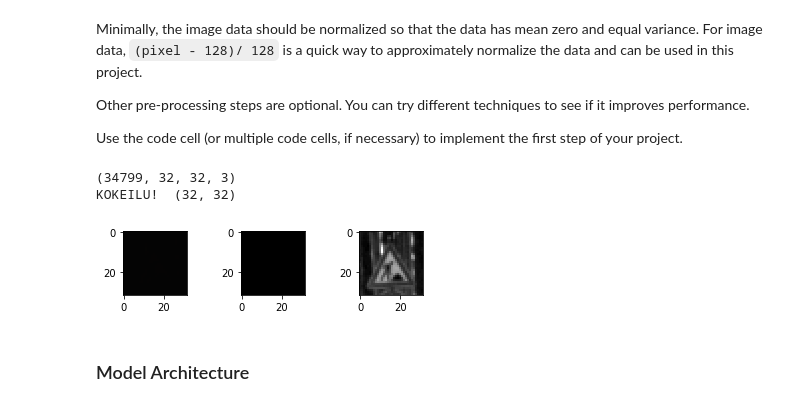
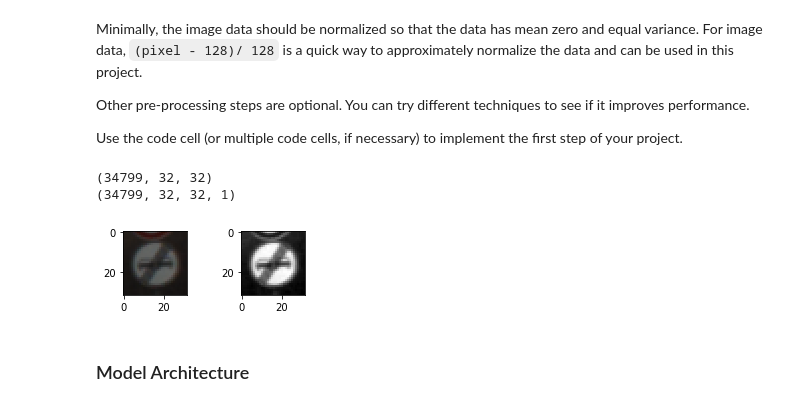
Before and after one commit to HenriHeinonen/CarND-Traffic-Sign-Classifier-Project, a Jupyter notebook: Traffic_Sign_Classifier.ipynb, the cells around one changed output. Drawn from its saved outputs; the diff is of its cells as text; code cells hidden in the pictures.

```diff
--- a/Traffic_Sign_Classifier.ipynb
+++ b/Traffic_Sign_Classifier.ipynb
@@ -199,15 +199,19 @@ Use the code cell (or multiple code cells, if necessary) to implement the first
 import tensorflow as tf
 from numpy import array
 X_train_original = X_train
-print(X_train_original.shape)
+###print(X_train_original.shape)
 X_test_original = X_test
 #X_train = (X_train - X_train.mean()) /(np.max(X_train)-np.min(X_train))
 X_train = (X_train - 128)/128
 X_train_R = X_train[:, :, :, 0]
 X_train_G = X_train[:, :, :, 1]
 X_train_B = X_train[:, :, :, 2]
-img_gray = R * 299./1000 + G * 587./1000 + B * 114./1000
+X_train = X_train_R * 299./1000 + X_train_G * 587./1000 + X_train_B * 114./1000
+###print("KATSOHAN!", X_train.shape)
+print(X_train.shape)
 #array(X_train).reshape(128, 32, 32, 1)
+X_train = np.expand_dims(X_train, axis=3)
+print(X_train.shape)
 #####print(X_train.shape)
 #####X_train = np.expand_dims(np.mean(X_train, axis=3).copy(), axis=3)
 #####print(X_train.shape)
@@ -219,44 +223,45 @@ img_gray = R * 299./1000 + G * 587./1000 + B * 114./1000
 #print("PUNAINEN KANAVA: ", X_train2.shape)
 #X_train2 = []
 #for i in range(0, len(X_train)):
 #   X_train2 = (X_train[i][:][:][0]+X_train[i][:][:][1]+X_train[i][:][:][2])/3
 #X_train2 = X_train
 #numpy.copyto(X_train2, X_train)
 #np.copy(X_train2, X_train)
 #print(type(X_train2))
 #print(X_train2.shape)
 #print(len(X_train))
 #print(X_train.shape)
 #print(len(np.mean(X_train[0], axis=2)))
 #print("ok", X_train2[0])
 #print(len(X_train2))
 #print(X_train2.shape)
 #X_test = (X_test - X_test.mean())/(np.max(X_test)-np.min(X_test))
 X_test = (X_test - 128)/128
 #print(X_test.shape)
 #####X_text = np.expand_dims(np.mean(X_test, axis=3).copy(), axis=3)
 #print(X_test.shape)
 #X_test = np.mean(X_test, axis=3).copy()
 
 def normalize_and_plot_images(image_index):
     plt.subplot(3,3,1)
     plt.imshow(X_train_original[image_index])
     plt.subplot(3,3,2)
-    plt.imshow(X_train[image_index])
-    plt.subplot(3,3,3)
+    ###plt.imshow(X_train[image_index])
+    plt.imshow(X_train[image_index, :, :, 0], cmap='gray')
+    ###plt.subplot(3,3,3)
     #plt.imshow(tf.image.rgb_to_grayscale(X_train[image_index]))
-    R = X_train[image_index, :, :, 0]
-    G = X_train[image_index, :, :, 1]
-    B = X_train[image_index, :, :, 2]
-    img_gray = R * 299./1000 + G * 587./1000 + B * 114./1000
-    plt.imshow(img_gray, cmap='gray')
-    print("KOKEILU! ", array(img_gray).shape)
+    ###R = X_train[image_index, :, :, 0]
+    ###G = X_train[image_index, :, :, 1]
+    ###B = X_train[image_index, :, :, 2]
+    ###img_gray = R * 299./1000 + G * 587./1000 + B * 114./1000
+    ###plt.imshow(img_gray, cmap='gray')
+    ###print("KOKEILU! ", array(img_gray).shape)
 
 normalize_and_plot_images(20)
 # %% [output]
-(34799, 32, 32, 3)
-KOKEILU!  (32, 32)
+(34799, 32, 32)
+(34799, 32, 32, 1)
-[figure, old version]
+[figure, new version]
 # %% [markdown]
 ### Model Architecture
 # %%
```
Also changed, not shown: parts of 1 cell of this notebook.
